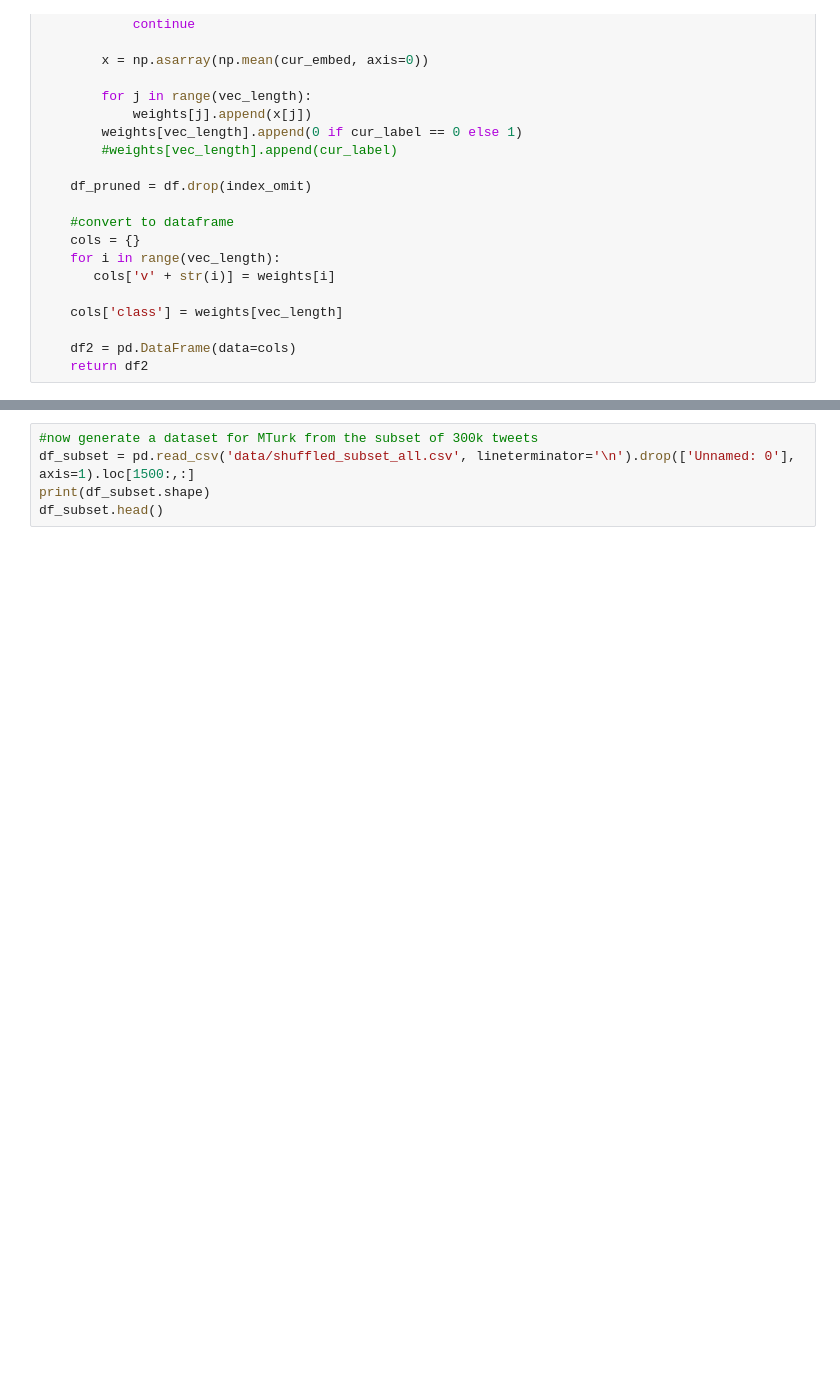
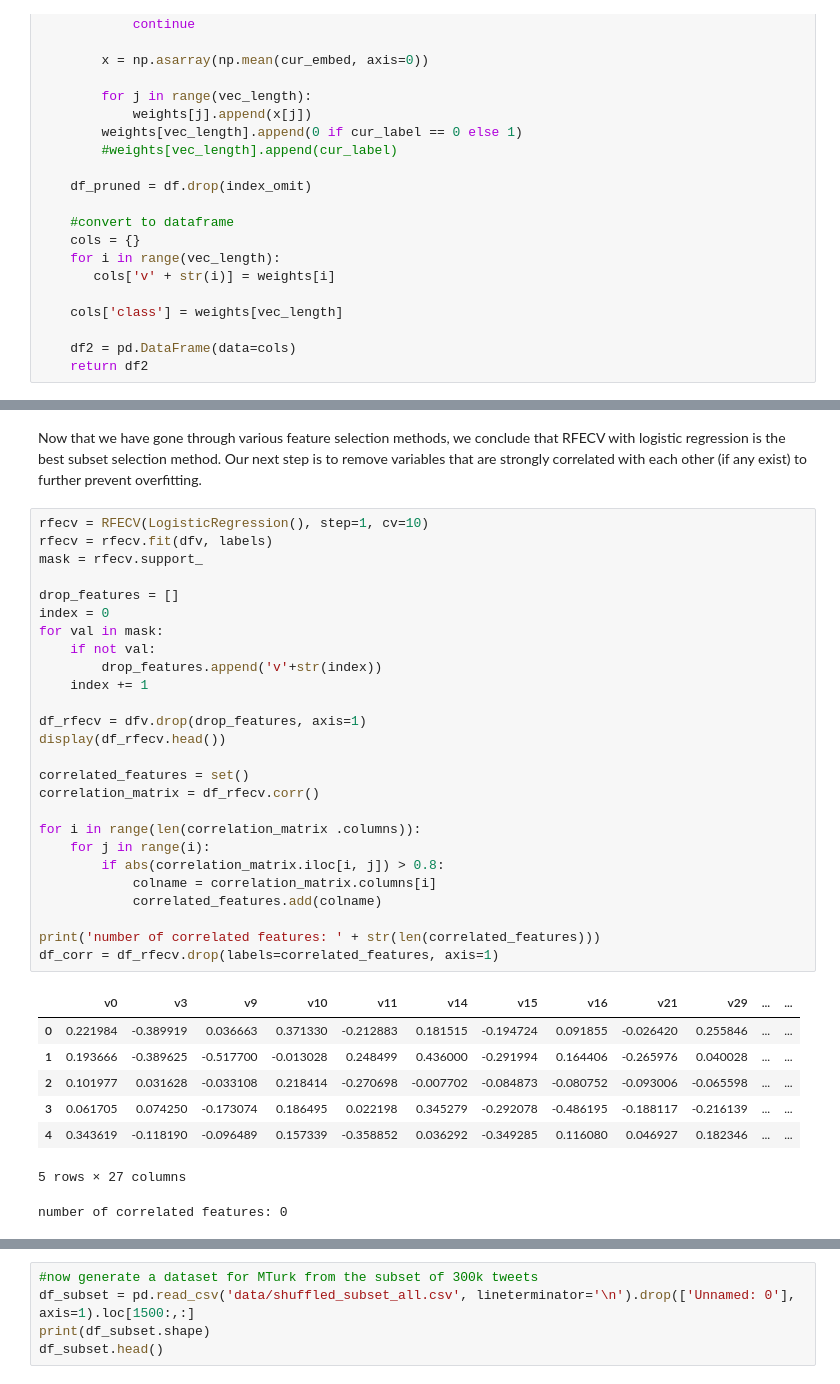
Before and after one commit to shenoy10/Harvey_Machine_Learning, a Jupyter notebook: Embedding_Model.ipynb, the cells around one changed output, grey strips where cells are left out. Drawn from its saved outputs; the diff is of its cells as text; blank space fills up the shorter version.

Commit message:
added extensive feature selection techniques, created elegant version of the code called "Non-neural Pipeline"

```diff
--- a/Embedding_Model.ipynb
+++ b/Embedding_Model.ipynb
@@ -311,0 +394,37 @@ df_view
+# %% [markdown]
+Now that we have gone through various feature selection methods, we conclude that RFECV with logistic regression is the best subset selection method. Our next step is to remove variables that are strongly correlated with each other (if any exist) to further prevent overfitting.
+# %%
+rfecv = RFECV(LogisticRegression(), step=1, cv=10)
+rfecv = rfecv.fit(dfv, labels)
+mask = rfecv.support_
+
+drop_features = []
+index = 0
+for val in mask:
+    if not val:
+        drop_features.append('v'+str(index))
+    index += 1
+
+df_rfecv = dfv.drop(drop_features, axis=1)
+display(df_rfecv.head())
+
+correlated_features = set()
+correlation_matrix = df_rfecv.corr()
+
+for i in range(len(correlation_matrix .columns)):
+    for j in range(i):
+        if abs(correlation_matrix.iloc[i, j]) > 0.8:
+            colname = correlation_matrix.columns[i]
+            correlated_features.add(colname)
+
+print('number of correlated features: ' + str(len(correlated_features)))
+df_corr = df_rfecv.drop(labels=correlated_features, axis=1)
+# %% [output]
+|  | v0 | v3 | v9 | v10 | v11 | v14 | v15 | v16 | v21 | v29 | ... | ... |
+| 0 | 0.221984 | -0.389919 | 0.036663 | 0.371330 | -0.212883 | 0.181515 | -0.194724 | 0.091855 | -0.026420 | 0.255846 | ... | ... |
+| 1 | 0.193666 | -0.389625 | -0.517700 | -0.013028 | 0.248499 | 0.436000 | -0.291994 | 0.164406 | -0.265976 | 0.040028 | ... | ... |
+| 2 | 0.101977 | 0.031628 | -0.033108 | 0.218414 | -0.270698 | -0.007702 | -0.084873 | -0.080752 | -0.093006 | -0.065598 | ... | ... |
+| 3 | 0.061705 | 0.074250 | -0.173074 | 0.186495 | 0.022198 | 0.345279 | -0.292078 | -0.486195 | -0.188117 | -0.216139 | ... | ... |
+| 4 | 0.343619 | -0.118190 | -0.096489 | 0.157339 | -0.358852 | 0.036292 | -0.349285 | 0.116080 | 0.046927 | 0.182346 | ... | ... |
+5 rows × 27 columns
+number of correlated features: 0
```
Also changed, not shown: parts of 21 cells of this notebook, 1 other file.
